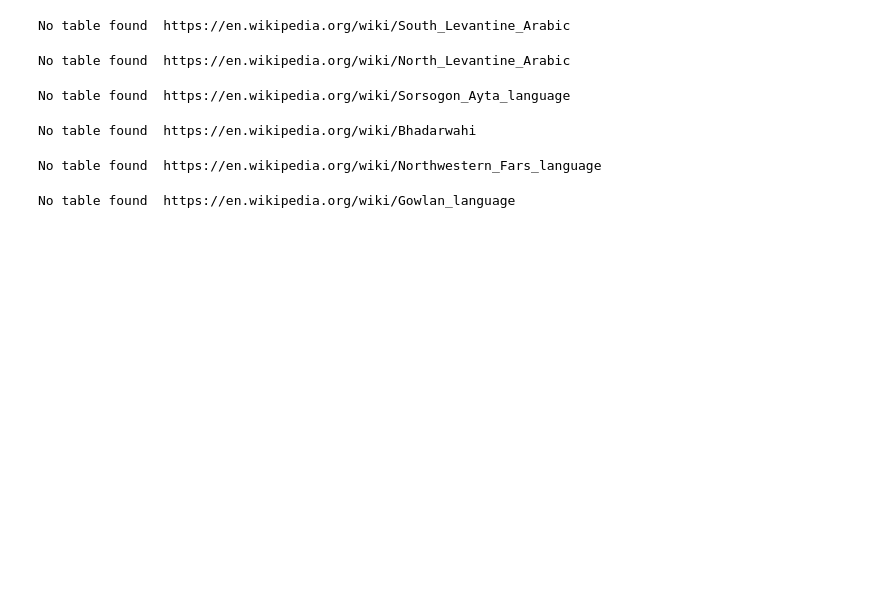
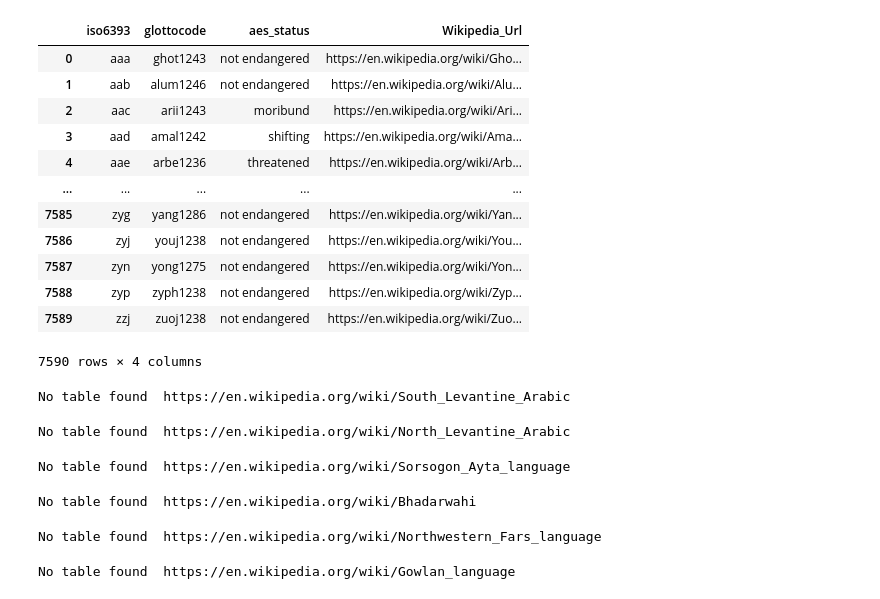
Before and after one commit to gcwarren/LanguageStatusVisualizationProject, a Jupyter notebook: scrapers_organized/scraper.ipynb, the cells around one changed output. Saved outputs shown, nothing was run; the diff lists cells and outputs as text; code cells hidden in the pictures; blank space fills up the shorter version.

```diff
--- a/scrapers_organized/scraper.ipynb
+++ b/scrapers_organized/scraper.ipynb
@@ -68 +37,17 @@ print(len(table_rows))
+# %%
+glottolog_info
+# %% [output]
+|  | iso6393 | glottocode | aes_status | Wikipedia_Url |
+| 0 | aaa | ghot1243 | not endangered | https://en.wikipedia.org/wiki/Gho... |
+| 1 | aab | alum1246 | not endangered | https://en.wikipedia.org/wiki/Alu... |
+| 2 | aac | arii1243 | moribund | https://en.wikipedia.org/wiki/Ari... |
+| 3 | aad | amal1242 | shifting | https://en.wikipedia.org/wiki/Ama... |
+| 4 | aae | arbe1236 | threatened | https://en.wikipedia.org/wiki/Arb... |
+| ... | ... | ... | ... | ... |
+| 7585 | zyg | yang1286 | not endangered | https://en.wikipedia.org/wiki/Yan... |
+| 7586 | zyj | youj1238 | not endangered | https://en.wikipedia.org/wiki/You... |
+| 7587 | zyn | yong1275 | not endangered | https://en.wikipedia.org/wiki/Yon... |
+| 7588 | zyp | zyph1238 | not endangered | https://en.wikipedia.org/wiki/Zyp... |
+| 7589 | zzj | zuoj1238 | not endangered | https://en.wikipedia.org/wiki/Zuo... |
+7590 rows × 4 columns
 # %%
```
Also changed, not shown: parts of 9 cells of this notebook.
